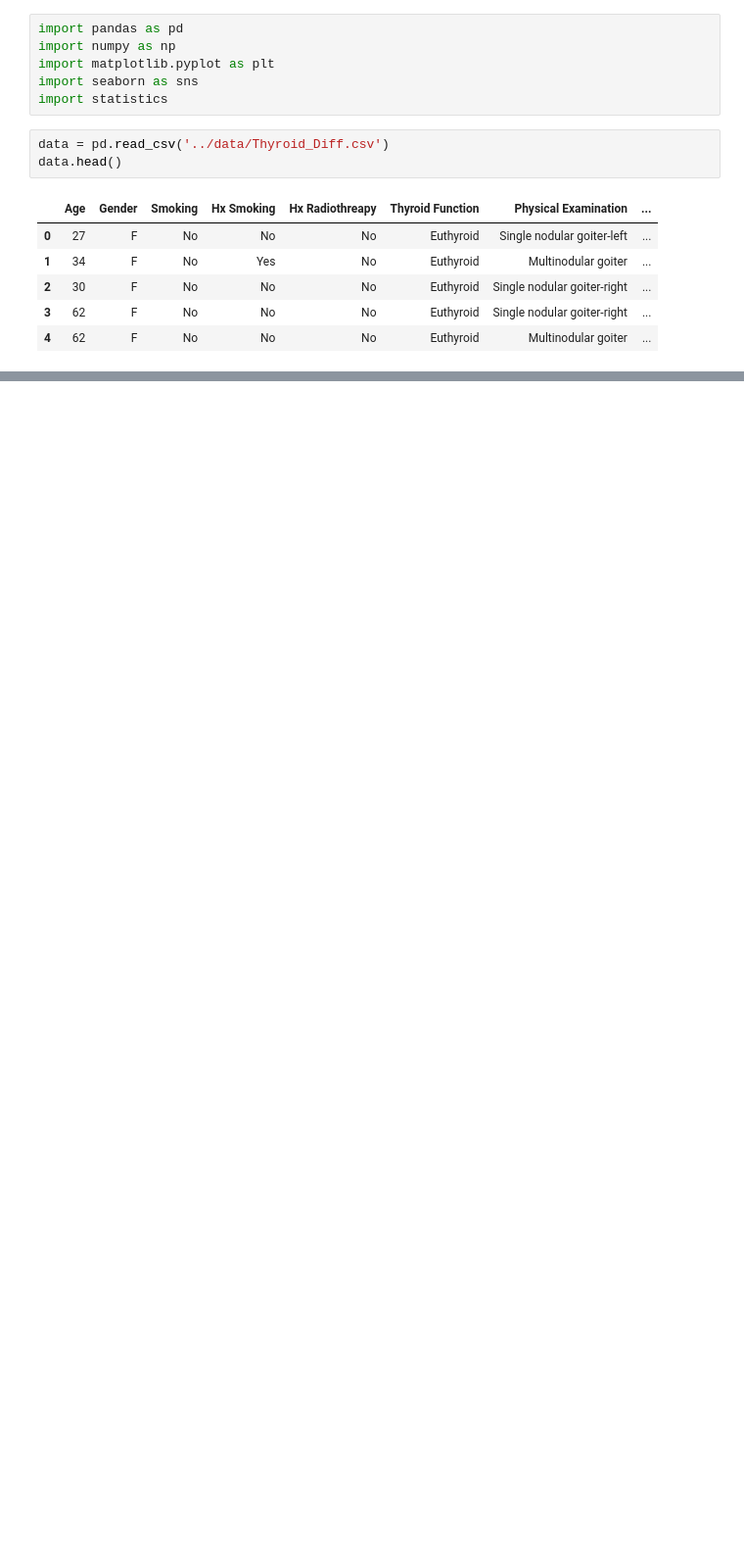
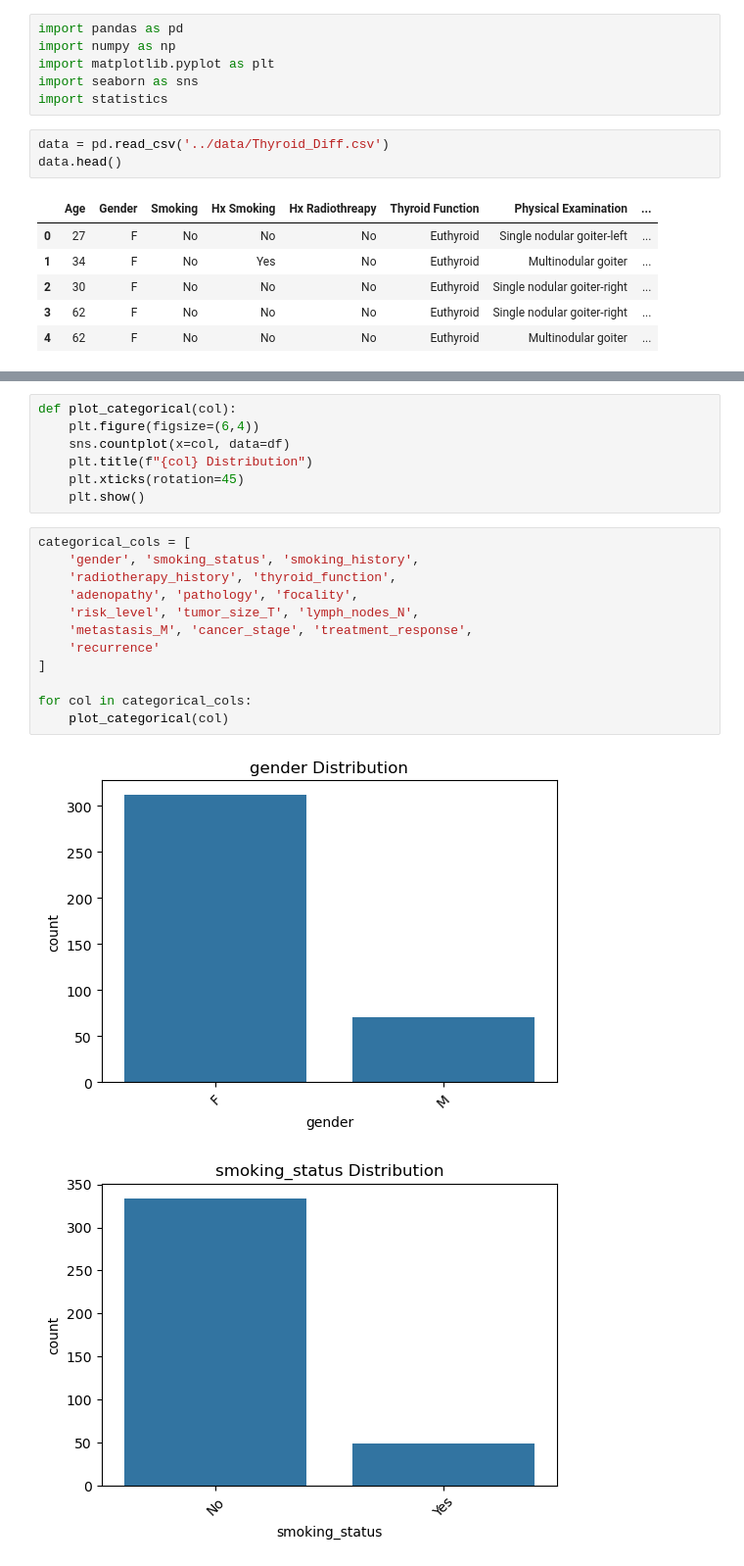
Before and after one commit to hassanh7n/thyroid_disease, a Jupyter notebook: notebooks/Thyroid_Disease.ipynb, the cells around one changed output, grey strips where cells are left out. Shown at 98% size. Drawn from its saved outputs; the diff is of its cells as text; blank space fills up the shorter version.

```diff
--- a/notebooks/Thyroid_Disease.ipynb
+++ b/notebooks/Thyroid_Disease.ipynb
@@ -16,0 +146,22 @@ data.head()
+# %%
+def plot_categorical(col):
+    plt.figure(figsize=(6,4))
+    sns.countplot(x=col, data=df)
+    plt.title(f"{col} Distribution")
+    plt.xticks(rotation=45)
+    plt.show()
+# %%
+categorical_cols = [
+    'gender', 'smoking_status', 'smoking_history',
+    'radiotherapy_history', 'thyroid_function',
+    'adenopathy', 'pathology', 'focality',
+    'risk_level', 'tumor_size_T', 'lymph_nodes_N',
+    'metastasis_M', 'cancer_stage', 'treatment_response',
+    'recurrence'
+]
+
+for col in categorical_cols:
+    plot_categorical(col)
+# %% [output]
+[figure, added]
+[figure, added]
```
Also changed, not shown: parts of 20 cells of this notebook.
